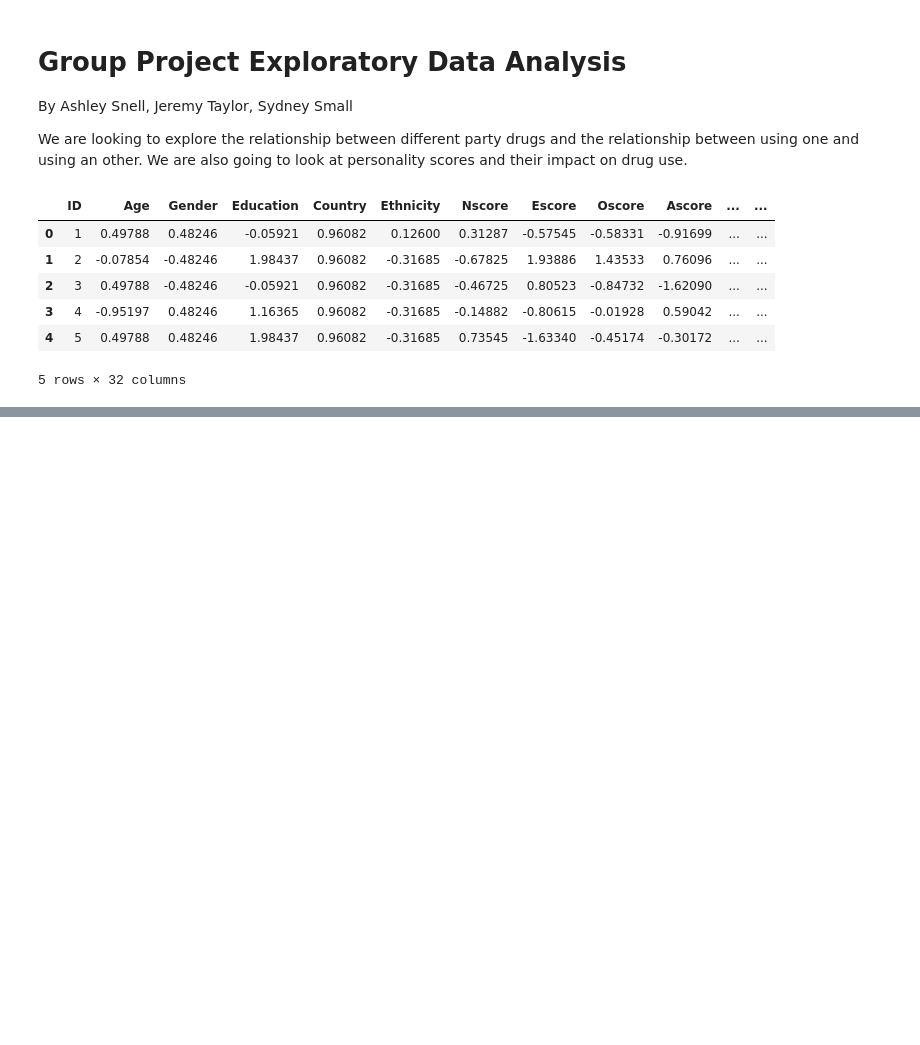
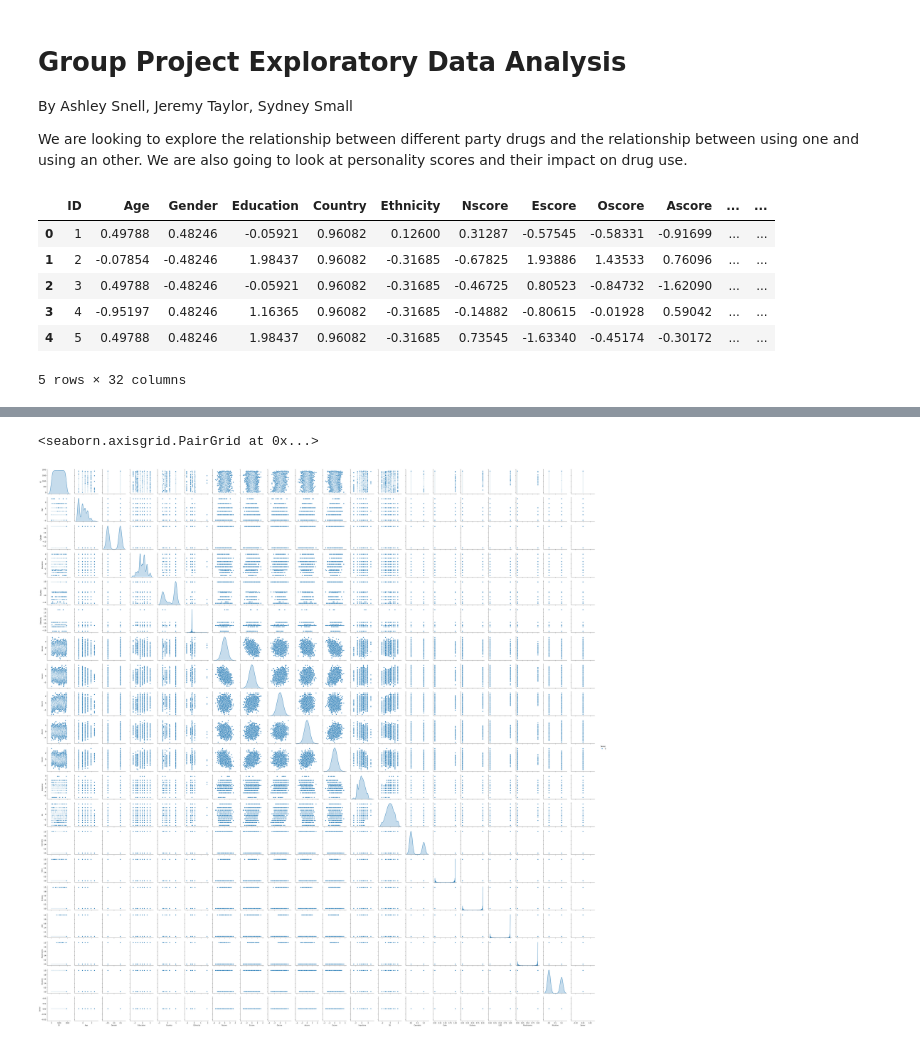
Before and after one commit to JeremyT99/STAT-411-Group-Project, a Jupyter notebook: Group presentation.ipynb, the cells around one changed output, grey strips where cells are left out. Drawn from its saved outputs; the diff is of its cells as text; code cells hidden in the pictures; blank space fills up the shorter version.

```diff
--- a/Group presentation.ipynb
+++ b/Group presentation.ipynb
@@ -86,0 +93,5 @@ dec_boundary
+# %%
+sn.pairplot(druguser, hue = "Semer")
+# %% [output]
+<seaborn.axisgrid.PairGrid at 0x...>
+[figure, added]
```
Also changed, not shown: parts of 6 cells of this notebook.
